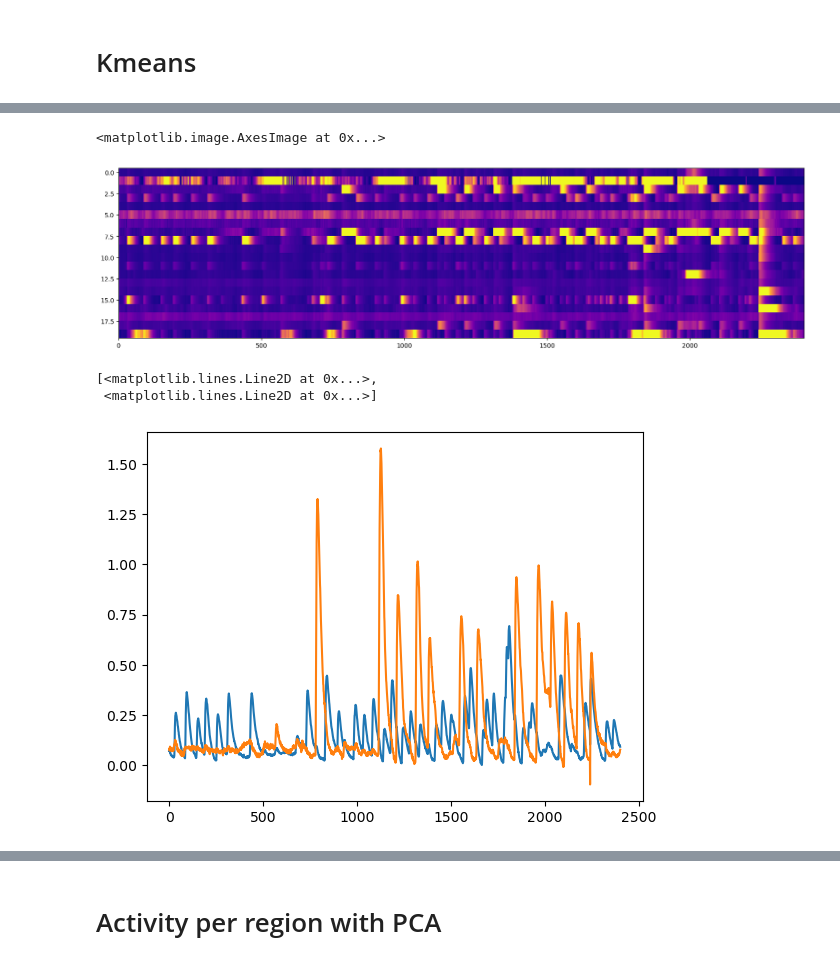
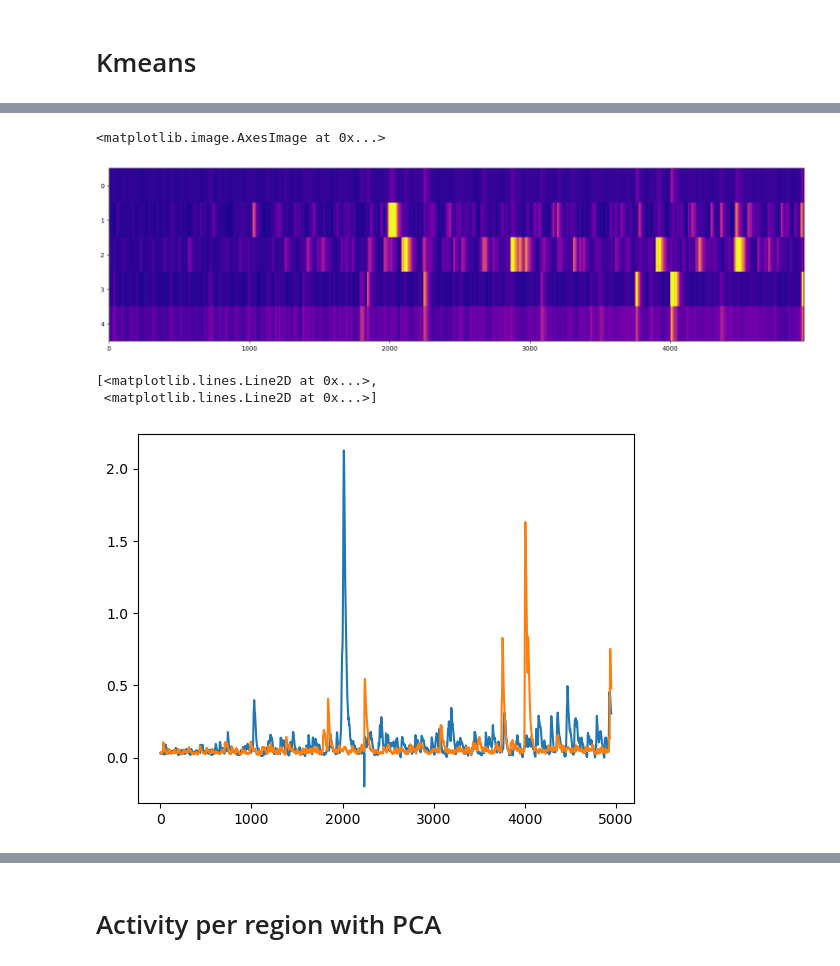
Before and after one commit to EmeEmu/IBIO-Banyuls2023-Python, a Jupyter notebook: day3_dim_reduction_and_clustering.ipynb, the cells around one changed output, grey strips where cells are left out. Saved outputs shown, nothing was run; the diff lists cells and outputs as text; code cells hidden in the pictures.

```diff
--- a/day3_dim_reduction_and_clustering.ipynb
+++ b/day3_dim_reduction_and_clustering.ipynb
@@ -37,8 +41,8 @@ h5tree_view(file)
 │   │   └── 🏷️unit = `s`
 # %%
 coords = file["/brain/coordinates"][:]
-#dffs = file["/brain/fluorescence"][600:, :]
-#regions = file["/brain/regions"][:]
+dffs = file["/brain/fluorescence"][600:, :]
+regions = file["/brain/regions"][:]
 # %% [markdown]
 # Investigating the data
 # %%
@@ -89,0 +85,2 @@ plt.plot(dffs[:,100])
+# %%
+zmin, zmax = 0.188, 0.216
@@ -89,0 +92,4 @@ plt.plot(dffs[:,100])
+# %%
+inds = np.where( (coords[2] > zmin)*(coords[2] < zmax))[0]
+flat_coords = coords[:,inds]
+flat_dffs = dffs[:,inds]
@@ -101,4 +116,4 @@ dff.shape
 # %%
-kmeans = KMeans(n_clusters=20)
-kmeans.fit(dff.T)
+kmeans = KMeans(n_clusters=5)
+kmeans.fit(flat_dffs.T)
 # %% [output]
@@ -114,10 +140,11 @@ fig, ax = plt.subplots(figsize=(20,5))
 ax.imshow(kmeans.cluster_centers_, aspect="auto", interpolation="none", cmap="plasma", vmin=0, vmax=0.7)
 # %% [output]
 <matplotlib.image.AxesImage at 0x...>
-[figure, old version]
+[figure, new version]
 # %%
-plt.plot(kmeans.cluster_centers_[[3,2]].T)
+plt.plot(kmeans.cluster_centers_[[1,3]].T)
+#plt.ylim(-10,10)
 # %% [output]
 [<matplotlib.lines.Line2D at 0x...>,
  <matplotlib.lines.Line2D at 0x...>]
-[figure, old version]
+[figure, new version]
```
Also changed, not shown: parts of 59 cells of this notebook.
